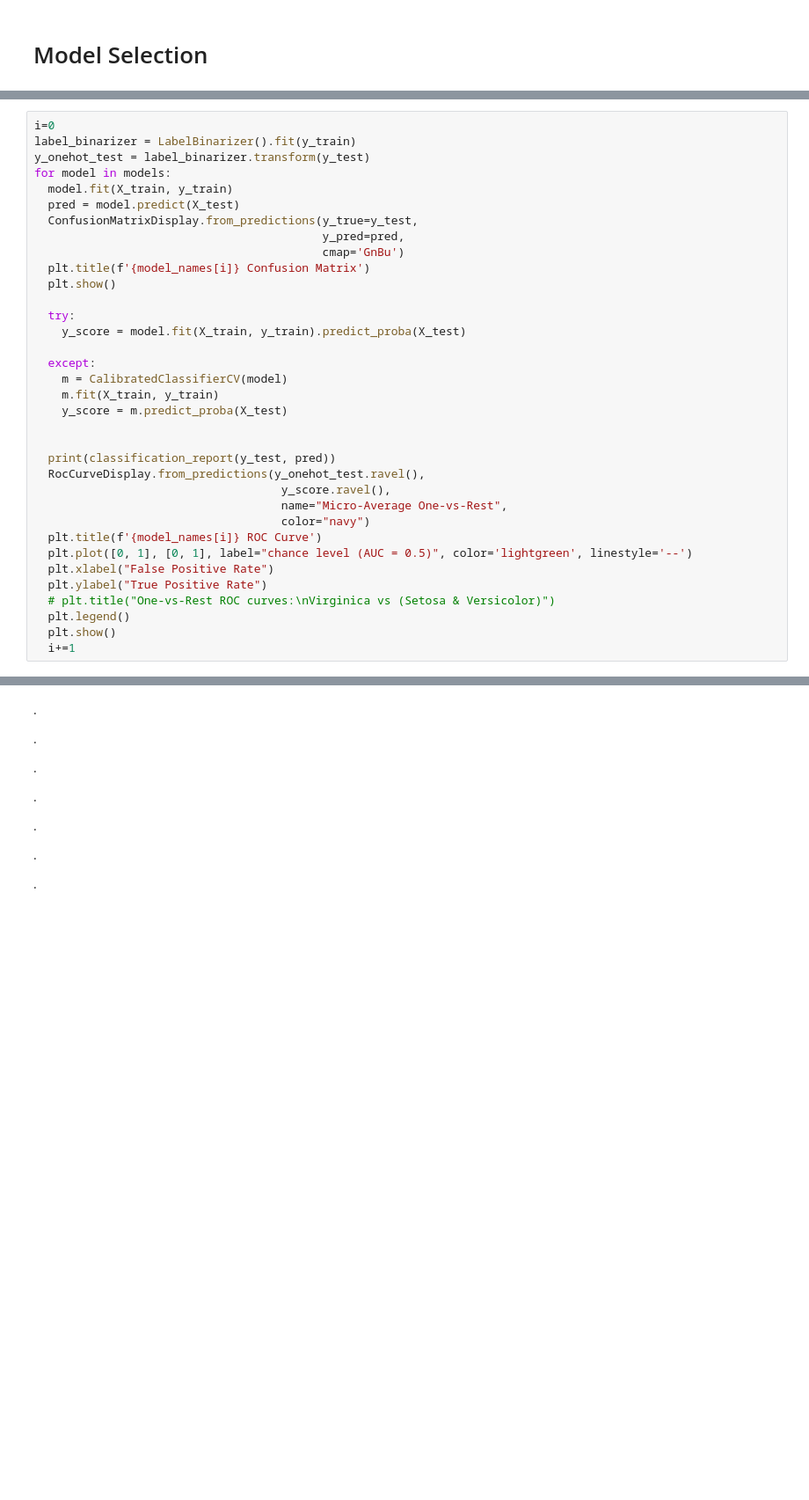
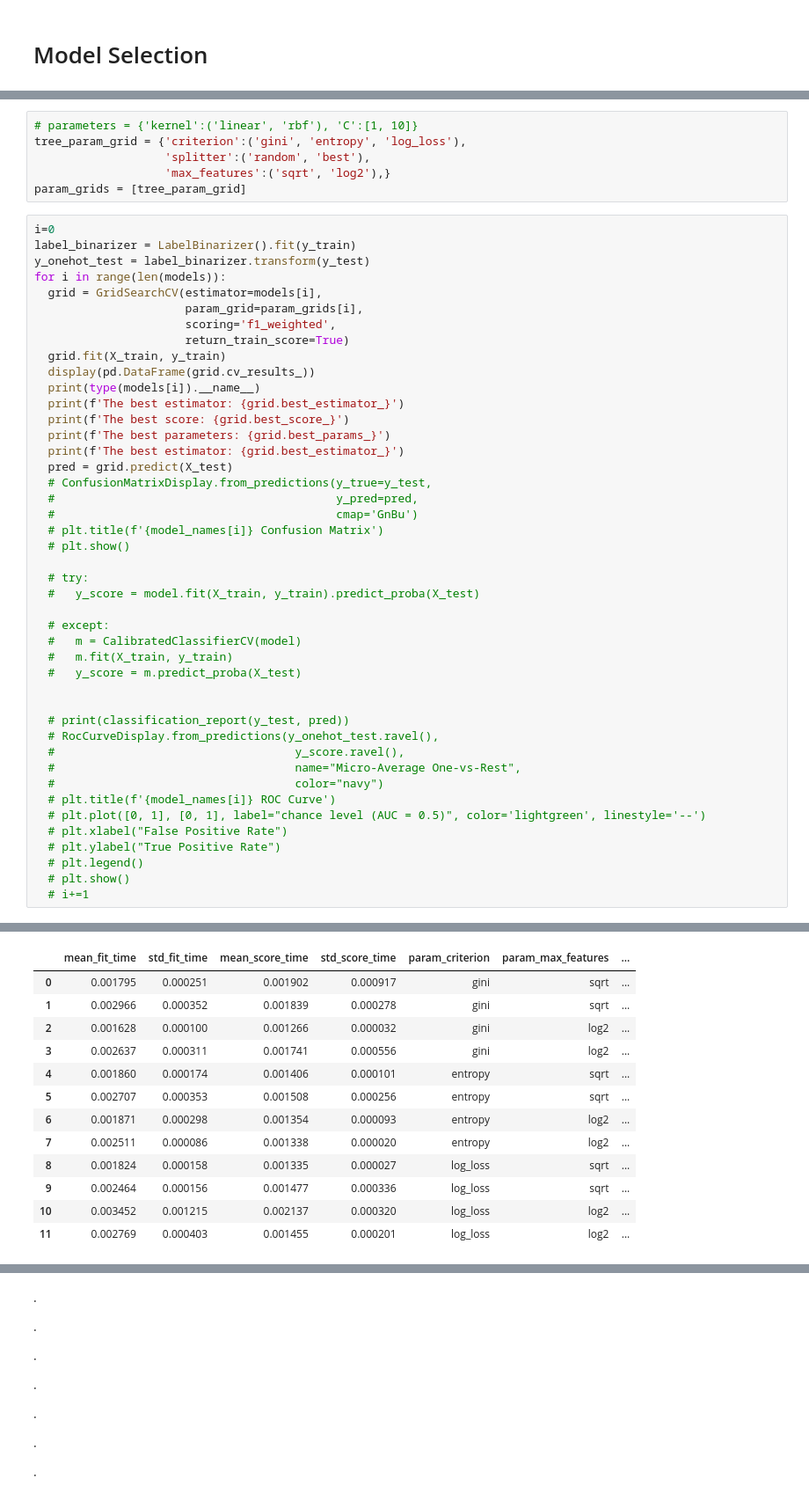
Before and after one commit to dgambone3/Fetal_Health_Prediction, a Jupyter notebook: DM_Project.ipynb, the cells around one changed output, grey strips where cells are left out. Shown at 88% size. Cells and saved outputs as stored; diff of their text form; blank space fills up the shorter version.

```diff
--- a/DM_Project.ipynb
+++ b/DM_Project.ipynb
@@ -264,36 +267,51 @@ models = [dt, svc, gb, knn]
+# %%
+# parameters = {'kernel':('linear', 'rbf'), 'C':[1, 10]}
+tree_param_grid = {'criterion':('gini', 'entropy', 'log_loss'),
+                   'splitter':('random', 'best'),
+                   'max_features':('sqrt', 'log2'),}
+param_grids = [tree_param_grid]
 # %%
 i=0
 label_binarizer = LabelBinarizer().fit(y_train)
 y_onehot_test = label_binarizer.transform(y_test)
-for model in models:
-  model.fit(X_train, y_train)
-  pred = model.predict(X_test)
-  ConfusionMatrixDisplay.from_predictions(y_true=y_test,
-                                          y_pred=pred,
-                                          cmap='GnBu')
-  plt.title(f'{model_names[i]} Confusion Matrix')
-  plt.show()
+for i in range(len(models)):
+  grid = GridSearchCV(estimator=models[i],
+                      param_grid=param_grids[i],
+                      scoring='f1_weighted',
+                      return_train_score=True)
+  grid.fit(X_train, y_train)
+  display(pd.DataFrame(grid.cv_results_))
+  print(type(models[i]).__name__)
+  print(f'The best estimator: {grid.best_estimator_}')
+  print(f'The best score: {grid.best_score_}')
+  print(f'The best parameters: {grid.best_params_}')
+  print(f'The best estimator: {grid.best_estimator_}')
+  pred = grid.predict(X_test)
+  # ConfusionMatrixDisplay.from_predictions(y_true=y_test,
+  #                                         y_pred=pred,
+  #                                         cmap='GnBu')
+  # plt.title(f'{model_names[i]} Confusion Matrix')
+  # plt.show()
 
-  try:
-    y_score = model.fit(X_train, y_train).predict_proba(X_test)
+  # try:
+  #   y_score = model.fit(X_train, y_train).predict_proba(X_test)
 
-  except:
-    m = CalibratedClassifierCV(model)
-    m.fit(X_train, y_train)
-    y_score = m.predict_proba(X_test)
+  # except:
+  #   m = CalibratedClassifierCV(model)
+  #   m.fit(X_train, y_train)
+  #   y_score = m.predict_proba(X_test)
 
 
-  print(classification_report(y_test, pred))
-  RocCurveDisplay.from_predictions(y_onehot_test.ravel(),
-                                    y_score.ravel(),
-                                    name="Micro-Average One-vs-Rest",
-                                    color="navy")
-  plt.title(f'{model_names[i]} ROC Curve')
-  plt.plot([0, 1], [0, 1], label="chance level (AUC = 0.5)", color='lightgreen', linestyle='--')
-  plt.xlabel("False Positive Rate")
-  plt.ylabel("True Positive Rate")
-  # plt.title("One-vs-Rest ROC curves:\nVirginica vs (Setosa & Versicolor)")
-  plt.legend()
-  plt.show()
-  i+=1
+  # print(classification_report(y_test, pred))
+  # RocCurveDisplay.from_predictions(y_onehot_test.ravel(),
+  #                                   y_score.ravel(),
+  #                                   name="Micro-Average One-vs-Rest",
+  #                                   color="navy")
+  # plt.title(f'{model_names[i]} ROC Curve')
+  # plt.plot([0, 1], [0, 1], label="chance level (AUC = 0.5)", color='lightgreen', linestyle='--')
+  # plt.xlabel("False Positive Rate")
+  # plt.ylabel("True Positive Rate")
+  # plt.legend()
+  # plt.show()
+  # i+=1
 # %% [output]
@@ -300,0 +318,13 @@ for model in models:
+|  | mean_fit_time | std_fit_time | mean_score_time | std_score_time | param_criterion | param_max_features | ... |
+| 0 | 0.001795 | 0.000251 | 0.001902 | 0.000917 | gini | sqrt | ... |
+| 1 | 0.002966 | 0.000352 | 0.001839 | 0.000278 | gini | sqrt | ... |
+| 2 | 0.001628 | 0.000100 | 0.001266 | 0.000032 | gini | log2 | ... |
+| 3 | 0.002637 | 0.000311 | 0.001741 | 0.000556 | gini | log2 | ... |
+| 4 | 0.001860 | 0.000174 | 0.001406 | 0.000101 | entropy | sqrt | ... |
+| 5 | 0.002707 | 0.000353 | 0.001508 | 0.000256 | entropy | sqrt | ... |
+| 6 | 0.001871 | 0.000298 | 0.001354 | 0.000093 | entropy | log2 | ... |
+| 7 | 0.002511 | 0.000086 | 0.001338 | 0.000020 | entropy | log2 | ... |
+| 8 | 0.001824 | 0.000158 | 0.001335 | 0.000027 | log_loss | sqrt | ... |
+| 9 | 0.002464 | 0.000156 | 0.001477 | 0.000336 | log_loss | sqrt | ... |
+| 10 | 0.003452 | 0.001215 | 0.002137 | 0.000320 | log_loss | log2 | ... |
+| 11 | 0.002769 | 0.000403 | 0.001455 | 0.000201 | log_loss | log2 | ... |
```
Also changed, not shown: parts of 20 cells of this notebook.
